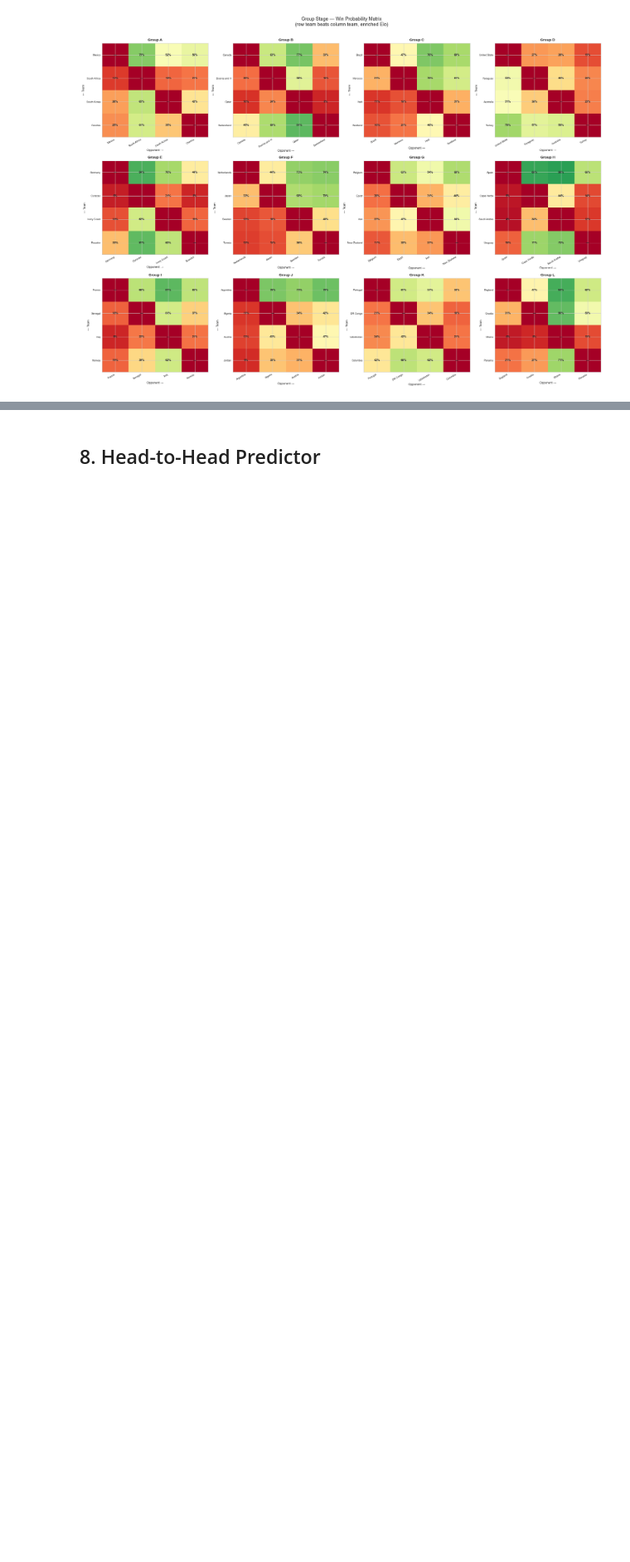
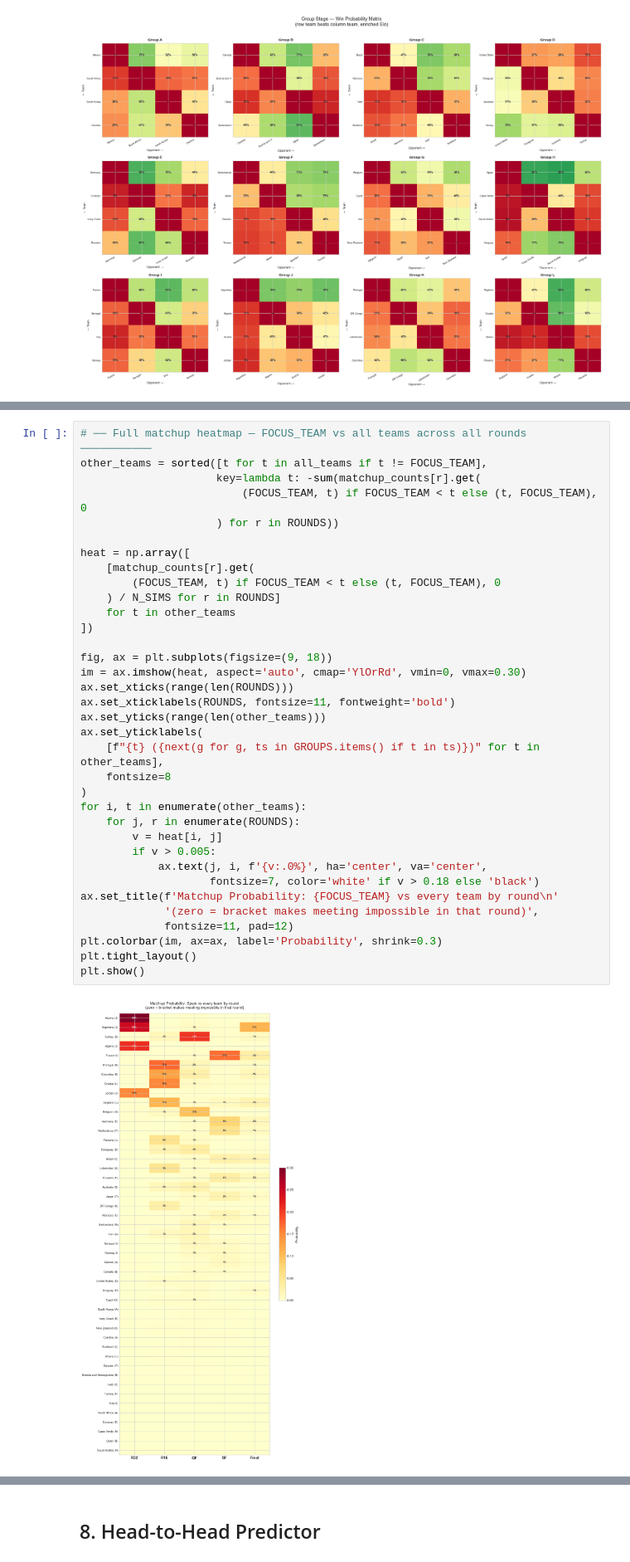
Before and after one commit to jajumonac/fifa-world-cup-prediction, a Jupyter notebook: notebooks/world_cup_prediction.ipynb, the cells around one changed output, grey strips where cells are left out. Shown at 83% size. Saved outputs shown, nothing was run; the diff lists cells and outputs as text; blank space fills up the shorter version.

```diff
--- a/notebooks/world_cup_prediction.ipynb
+++ b/notebooks/world_cup_prediction.ipynb
@@ -705,0 +813,37 @@ plt.show()
+# %%
+# ── Full matchup heatmap — FOCUS_TEAM vs all teams across all rounds ───────────
+other_teams = sorted([t for t in all_teams if t != FOCUS_TEAM],
+                     key=lambda t: -sum(matchup_counts[r].get(
+                         (FOCUS_TEAM, t) if FOCUS_TEAM < t else (t, FOCUS_TEAM), 0
+                     ) for r in ROUNDS))
+
+heat = np.array([
+    [matchup_counts[r].get(
+        (FOCUS_TEAM, t) if FOCUS_TEAM < t else (t, FOCUS_TEAM), 0
+    ) / N_SIMS for r in ROUNDS]
+    for t in other_teams
+])
+
+fig, ax = plt.subplots(figsize=(9, 18))
+im = ax.imshow(heat, aspect='auto', cmap='YlOrRd', vmin=0, vmax=0.30)
+ax.set_xticks(range(len(ROUNDS)))
+ax.set_xticklabels(ROUNDS, fontsize=11, fontweight='bold')
+ax.set_yticks(range(len(other_teams)))
+ax.set_yticklabels(
+    [f"{t} ({next(g for g, ts in GROUPS.items() if t in ts)})" for t in other_teams],
+    fontsize=8
+)
+for i, t in enumerate(other_teams):
+    for j, r in enumerate(ROUNDS):
+        v = heat[i, j]
+        if v > 0.005:
+            ax.text(j, i, f'{v:.0%}', ha='center', va='center',
+                    fontsize=7, color='white' if v > 0.18 else 'black')
+ax.set_title(f'Matchup Probability: {FOCUS_TEAM} vs every team by round\n'
+             '(zero = bracket makes meeting impossible in that round)',
+             fontsize=11, pad=12)
+plt.colorbar(im, ax=ax, label='Probability', shrink=0.3)
+plt.tight_layout()
+plt.show()
+# %% [output]
+[figure, added]
```
Also changed, not shown: parts of 10 cells of this notebook.
